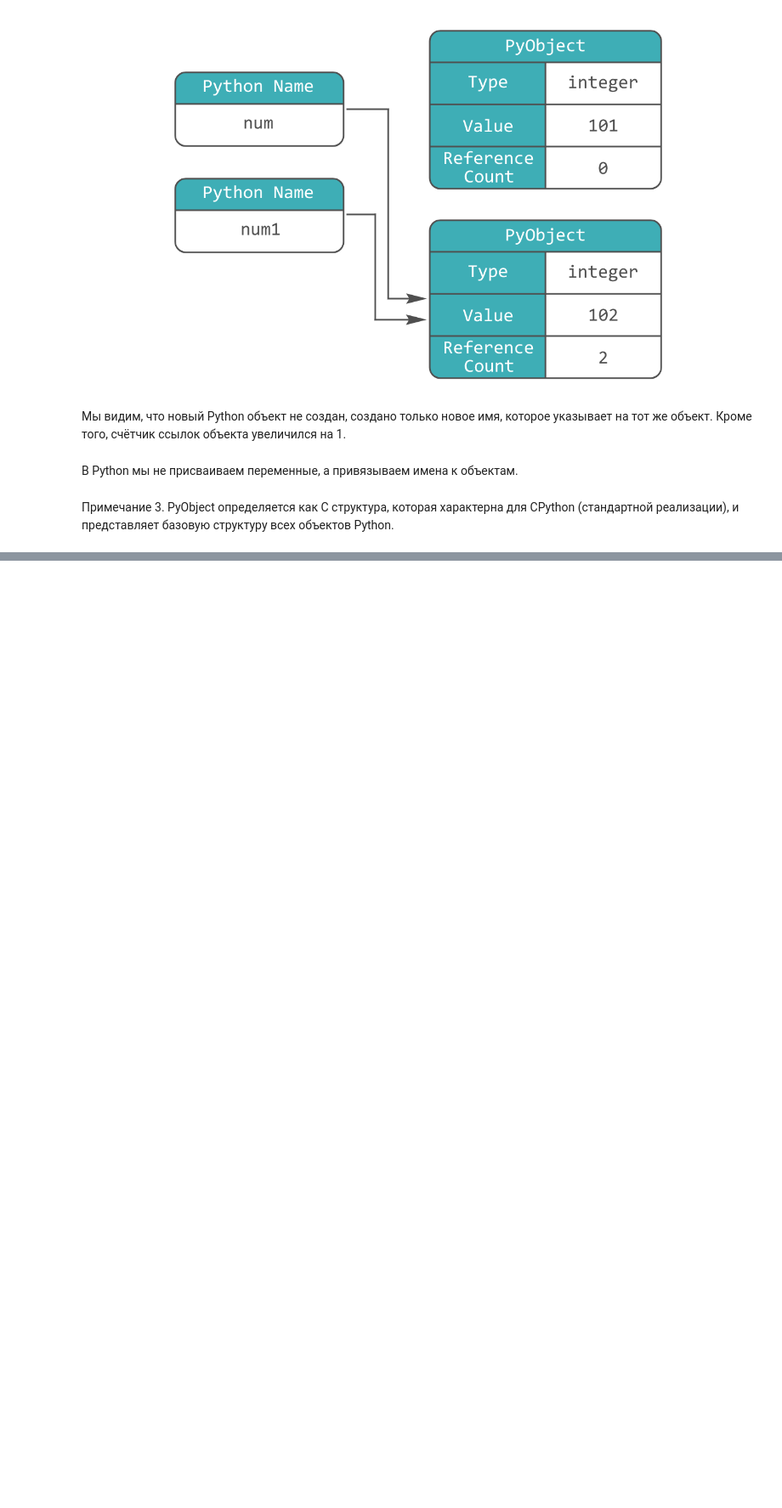
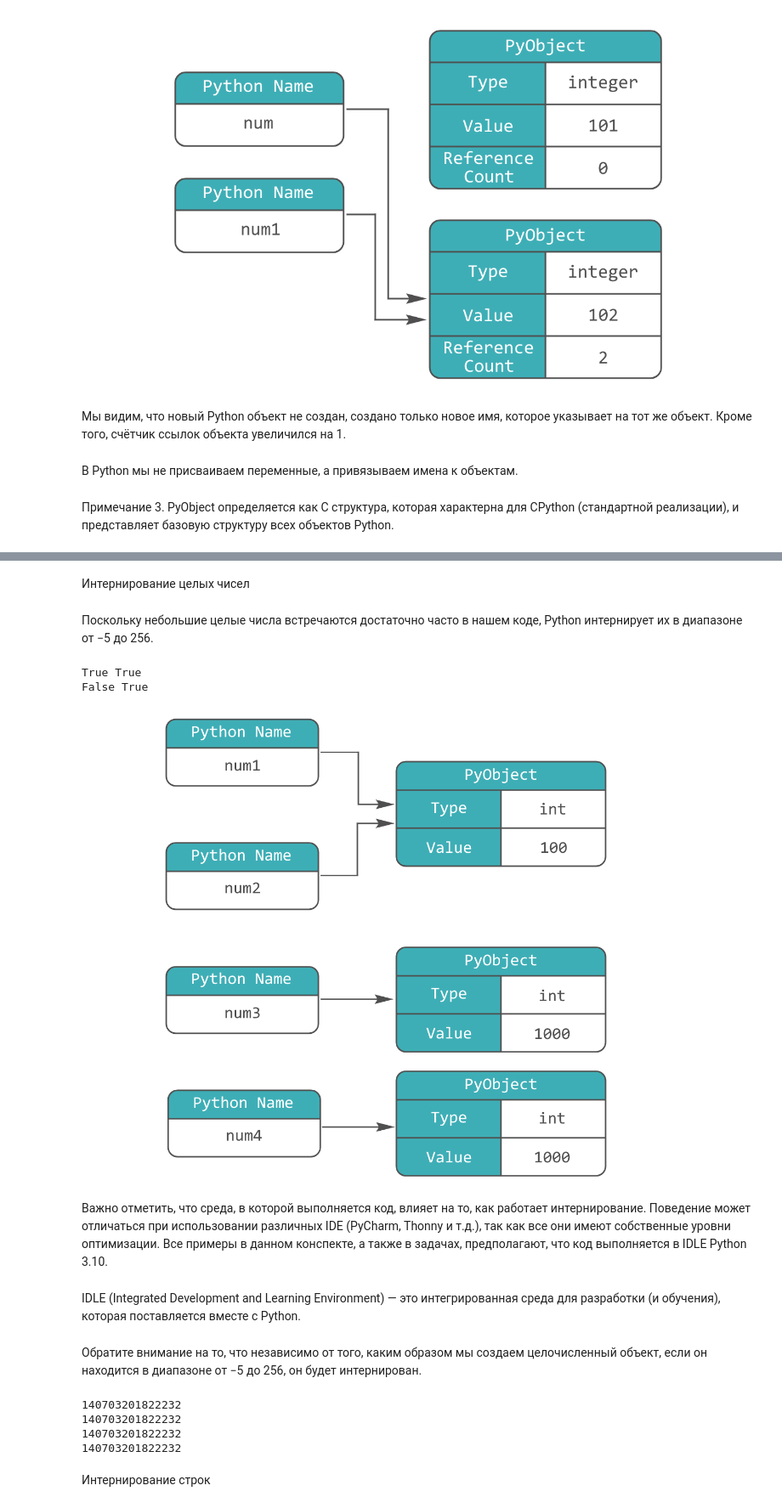
Before and after one commit to KovalenkoKonstantin/Python-Generation-a-Course-for-Professionals, a Jupyter notebook: 5/5.2 How variables work in Python.ipynb, the cells around one changed output, grey strips where cells are left out. Shown at 85% size. Drawn from its saved outputs; the diff is of its cells as text; code cells hidden in the pictures; blank space fills up the shorter version.

```diff
--- a/5/5.2 How variables work in Python.ipynb
+++ b/5/5.2 How variables work in Python.ipynb
@@ -147,0 +309,16 @@ display(Image(filename=f'D:\\images\\{name}'))
+# %% [markdown]
+Интернирование целых чисел
+# %% [markdown]
+Поскольку небольшие целые числа встречаются достаточно часто в нашем коде, Python интернирует их в диапазоне от −5 до 256.
+# %%
+num1 = 100
+num2 = 100
+
+num3 = 1000
+num4 = 1000
+
+print(num1 is num2, num1 == num2)
+print(num3 is num4, num3 == num4)
+# %% [output]
+True True
+False True
@@ -147,0 +332,29 @@ display(Image(filename=f'D:\\images\\{name}'))
+# %%
+from functions import picture
+
+picture('Новый проект (7).png')
+# %% [output]
+[figure, added]
+# %% [markdown]
+Важно отметить, что среда, в которой выполняется код, влияет на то, как работает интернирование. Поведение может отличаться при использовании различных IDE (PyCharm, Thonny и т.д.), так как все они имеют собственные уровни оптимизации. Все примеры в данном конспекте, а также в задачах, предполагают, что код выполняется в IDLE Python 3.10.
+# %% [markdown]
+IDLE (Integrated Development and Learning Environment) — это интегрированная среда для разработки (и обучения), которая поставляется вместе с Python.
+# %% [markdown]
+Обратите внимание на то, что независимо от того, каким образом мы создаем целочисленный объект, если он находится в диапазоне от −5 до 256, он будет интернирован.
+# %%
+num1 = 100
+num2 = int(100)
+num3 = int('100')
+num4 = 1 + 2 + 97
+
+print(id(num1))
+print(id(num2))
+print(id(num3))
+print(id(num4))
+# %% [output]
+140703201822232
+140703201822232
+140703201822232
+140703201822232
+# %% [markdown]
+Интернирование строк
```
Also changed, not shown: parts of 47 cells of this notebook, 1 other file.
